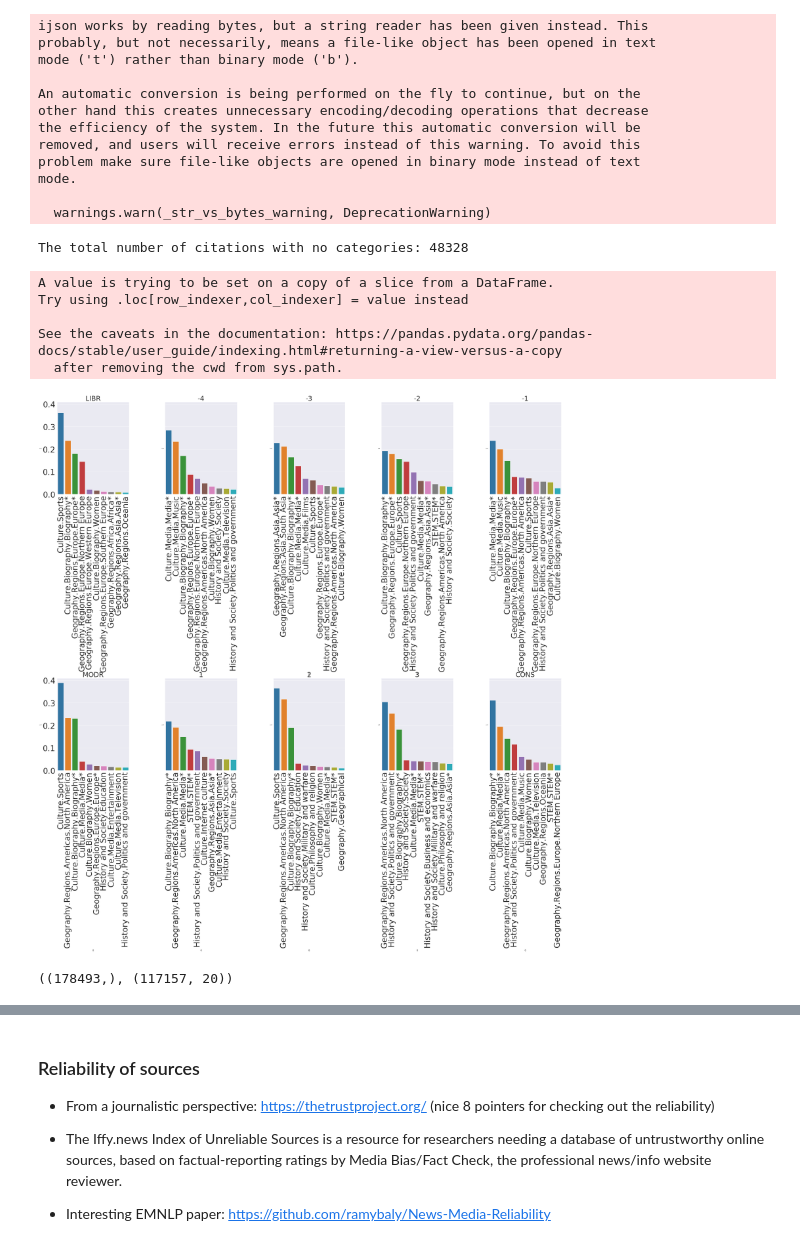
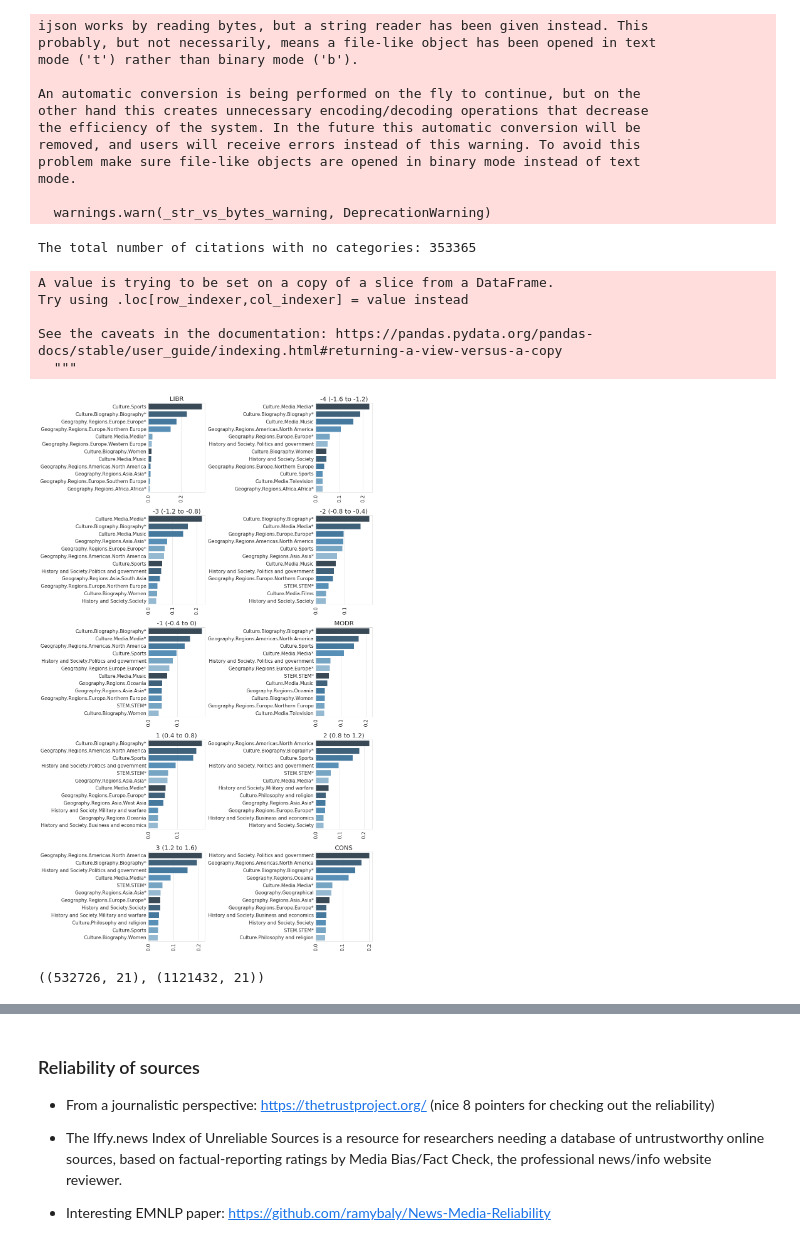
Before and after one commit to Harshdeep1996/politicalBiasSem, a Jupyter notebook: analysis_bias_citations.ipynb, the cells around one changed output, grey strips where cells are left out. Cells and saved outputs as stored; diff of their text form; code cells hidden in the pictures.

```diff
--- a/analysis_bias_citations.ipynb
+++ b/analysis_bias_citations.ipynb
@@ -24,0 +23,8 @@ citations_bias_features = pd.read_parquet('citations_bias_features.parquet/', en
+# %%
+sns.set_style('whitegrid')
+# sns.set_context("paper")
+# %%
+## Removing all main sites which have aggregated data
+citations_bias_features = pd.read_parquet('citations_bias_features.parquet/', engine='pyarrow')
+citations_bias_features = citations_bias_features[~citations_bias_features['tld'].isin(
+    ['google', 'facebook', 'youtube', 'imdb', 'amazon', 'go'])]
@@ -74,0 +437,15 @@ Text(0.5, 1.0, 'President Trump')
+# %%
+mask = (
+    (citations_bias_features['page_title'] == 'Climate change mitigation') |
+    (citations_bias_features['page_title'] == 'Climate change denial'))
+
+plt.figure(figsize=(15,8))
+ax = sns.catplot(x="page_title", y="bias_score", data=citations_bias_features[mask], label="big")
+ax.set_xlabels("Page Title",fontsize=20)
+ax.set_ylabels("Bias Score", fontsize=20)
+ax.set_xticklabels(fontsize=15)
+ax.set_yticklabels(fontsize=15)
+# ax.fig.suptitle("Distribution of bias over the specific titles")
+plt.xticks(rotation=15)
+plt.tight_layout()
+plt.savefig('citations_climate_change.png', dpi=250)
@@ -119,18 +499,19 @@ citations_categories_not_null = citations_bias_features[~citations_bias_features
 print('The total number of citations with no categories: {}'.format(
     citations_bias_features.shape[0] - citations_categories_not_null.shape[0]))
 # %% [output]
-The total number of citations with no categories: 48328
+The total number of citations with no categories: 353365
 # %%
 citations_categories_not_null['discretized_score'] = pd.cut(
     citations_categories_not_null['bias_score'],
     bins=[-2.0, -1.6, -1.2, -0.8, -0.4, 0, 0.4, 0.8, 1.2, 1.6, 2.0],
-    labels=['LIBR', '-4', '-3', '-2', '-1', 'MODR', '1', '2', '3', 'CONS'])
+    labels=['LIBR', '-4 (-1.6 to -1.2)', '-3 (-1.2 to -0.8)', '-2 (-0.8 to -0.4)',
+            '-1 (-0.4 to 0)', 'MODR', '1 (0.4 to 0.8)', '2 (0.8 to 1.2)', '3 (1.2 to 1.6)', 'CONS'])
 # %% [output]
 A value is trying to be set on a copy of a slice from a DataFrame.
 Try using .loc[row_indexer,col_indexer] = value instead
 
 See the caveats in the documentation: https://pandas.pydata.org/pandas-docs/stable/user_guide/indexing.html#returning-a-view-versus-a-copy
-  after removing the cwd from sys.path.
+  """
 # %%
 aggregated_discretized_cat = citations_categories_not_null[['discretized_score', 'categories']].groupby(
     'discretized_score')['categories'].apply(list).reset_index()
@@ -139,30 +520,36 @@ aggregated_discretized_cat['count_categories'] = aggregated_discretized_cat['cat
     lambda x: Counter([item for sublist in x for item in sublist])
 )
 # %%
-fig, axes = plt.subplots(2, 5, figsize=(40,30), sharey=True)
+fig, axes = plt.subplots(5, 2, figsize=(15, 25))
 plt.subplots_adjust(wspace=0.5, hspace=2)
 axes = axes.flatten()
 
 discretized_labels = list(aggregated_discretized_cat['discretized_score'])
 
+al = sns.color_palette("Blues_d")
+
 for index in range(len(discretized_labels)):
     discretized_label_score = aggregated_discretized_cat[
         aggregated_discretized_cat['discretized_score'] == discretized_labels[index]][
-        'count_categories'].values[0].most_common(10)
+        'count_categories'].values[0].most_common(12)
     subset_cat = pd.DataFrame(discretized_label_score)
     sum_subset_cat = subset_cat[1].sum()
     subset_cat[1] = subset_cat[1].apply(lambda x: float(x) / sum_subset_cat)
-    ax = sns.barplot(x=0, y=1, data=subset_cat, ax=axes[index])
-    ax.set_title(discretized_labels[index], fontsize=30)
-    ax.tick_params(axis='both', which='major', labelsize=35)
-    ax.tick_params(axis='both', which='minor', labelsize=35)
+    ax = sns.barplot(x=1, y=0, data=subset_cat, ax=axes[index], palette=al)
+    ax.set_title(discretized_labels[index], fontsize=20)
+    ax.set_xlabel('', fontsize=20)
+    ax.set_ylabel('', fontsize=20)
+    ax.tick_params(axis='both', which='major', labelsize=15)
+    ax.tick_params(axis='both', which='minor', labelsize=15)
 
     for item in ax.get_xticklabels():
         item.set_rotation(90)
 
+
+plt.tight_layout()
 fig.savefig('output_categories.png', dpi=300)
 # %% [output]
-[figure, old version]
+[figure, new version]
 # %%
 citations_with_NA = citations_bias_features[citations_bias_features['categories'].apply(
     lambda x: True if ((x is not None) and ('Geography.Regions.Americas.North America') in x) else False)]
@@ -170,7 +557,7 @@ citations_with_NA = citations_bias_features[citations_bias_features['categories'
 citations_with_NEUR = citations_bias_features[citations_bias_features['categories'].apply(
     lambda x: True if ((x is not None) and ('Geography.Regions.Europe.Northern Europe') in x) else False)]
 
-citations_with_EUR.shape, citations_with_NA.shape
+citations_with_NEUR.shape, citations_with_NA.shape
 # %% [output]
-((178493,), (117157, 20))
+((532726, 21), (1121432, 21))
 # %%
```
Also changed, not shown: parts of 77 cells of this notebook.
